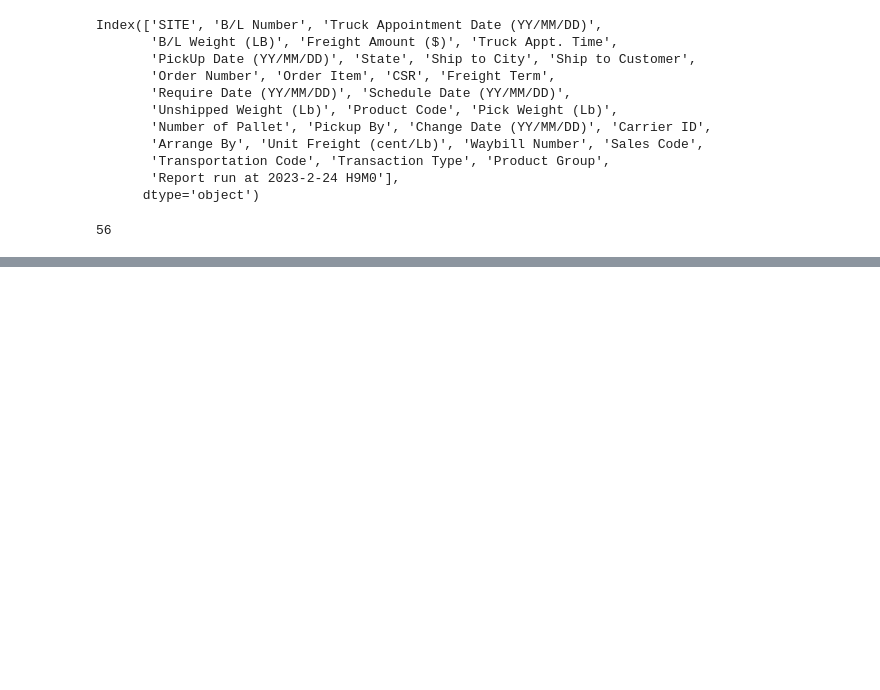
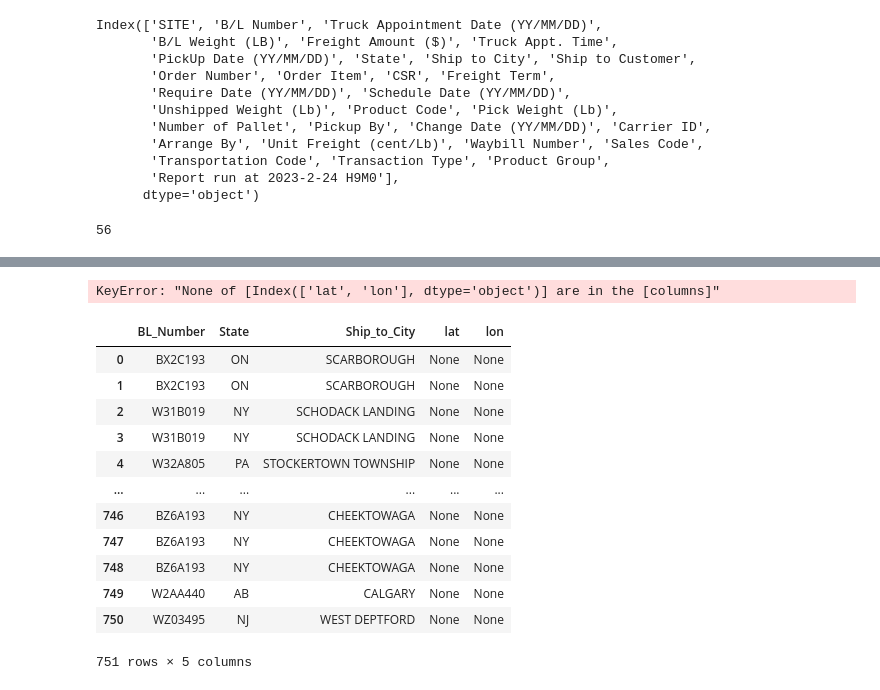
Before and after one commit to TW168/shipping, a Jupyter notebook: misc2.ipynb, the cells around one changed output, grey strips where cells are left out. Cells and saved outputs as stored; diff of their text form; code cells hidden in the pictures; blank space fills up the shorter version.

```diff
--- a/misc2.ipynb
+++ b/misc2.ipynb
@@ -94,3 +94,31 @@ file1="AmTopp Current Pickup Detail Report as of 2023-2-24 H9M0"
 len(file1)
 # %% [output]
 56
+# %%
+import pandas as pd
+from helper import connect_to_database
+from geopy.geocoders import Nominatim
+
+DB='db3_db'
+conn = connect_to_database(DB, 'mysql')
+
+
+df = pd.read_sql_query("select * from ipg_ez", conn)
+
+
+# Initialize the geolocator
+geolocator = Nominatim(user_agent="my_app")
+
+# Define a function to get the latitude and longitude of a city and state
+def get_lat_lon(row):
+    location = geolocator.geocode(row['Ship_to_City'] + ', ' + row['State'])
+    if location:
+        return location.latitude, location.longitude
+    else:
+        return None
+
+# Apply the function to the dataframe to create new latitude and longitude columns
+df[['latitude', 'longitude']] = df.apply(get_lat_lon, axis=1, result_type='expand')
+
+# Print the resulting dataframe
+print(df)
@@ -96,0 +130,33 @@ len(file1)
+# %%
+
+# Use the isnull() method to find missing lat and lon values
+null_df = df[['lat', 'lon']].isnull()
+
+# Print the resulting boolean dataframe
+print(null_df)
+# %% [output]
+KeyError: "None of [Index(['lat', 'lon'], dtype='object')] are in the [columns]"
+# %%
+qry = """ select BL_Number, i.State, i.Ship_to_City, lat, lon from ipg_ez i
+left join us_cities u
+on i.State= u.state_id and i.Ship_to_City=u.city_ascii
+where lat is null or lon is null
+"""
+
+df = pd.read_sql_query(qry, conn)
+
+df
+# %% [output]
+|  | BL_Number | State | Ship_to_City | lat | lon |
+| 0 | BX2C193 | ON | SCARBOROUGH | None | None |
+| 1 | BX2C193 | ON | SCARBOROUGH | None | None |
+| 2 | W31B019 | NY | SCHODACK LANDING | None | None |
+| 3 | W31B019 | NY | SCHODACK LANDING | None | None |
+| 4 | W32A805 | PA | STOCKERTOWN TOWNSHIP | None | None |
+| ... | ... | ... | ... | ... | ... |
+| 746 | BZ6A193 | NY | CHEEKTOWAGA | None | None |
+| 747 | BZ6A193 | NY | CHEEKTOWAGA | None | None |
+| 748 | BZ6A193 | NY | CHEEKTOWAGA | None | None |
+| 749 | W2AA440 | AB | CALGARY | None | None |
+| 750 | WZ03495 | NJ | WEST DEPTFORD | None | None |
+751 rows × 5 columns
```
Also changed, not shown: parts of 1 cell of this notebook, 1 other file.
